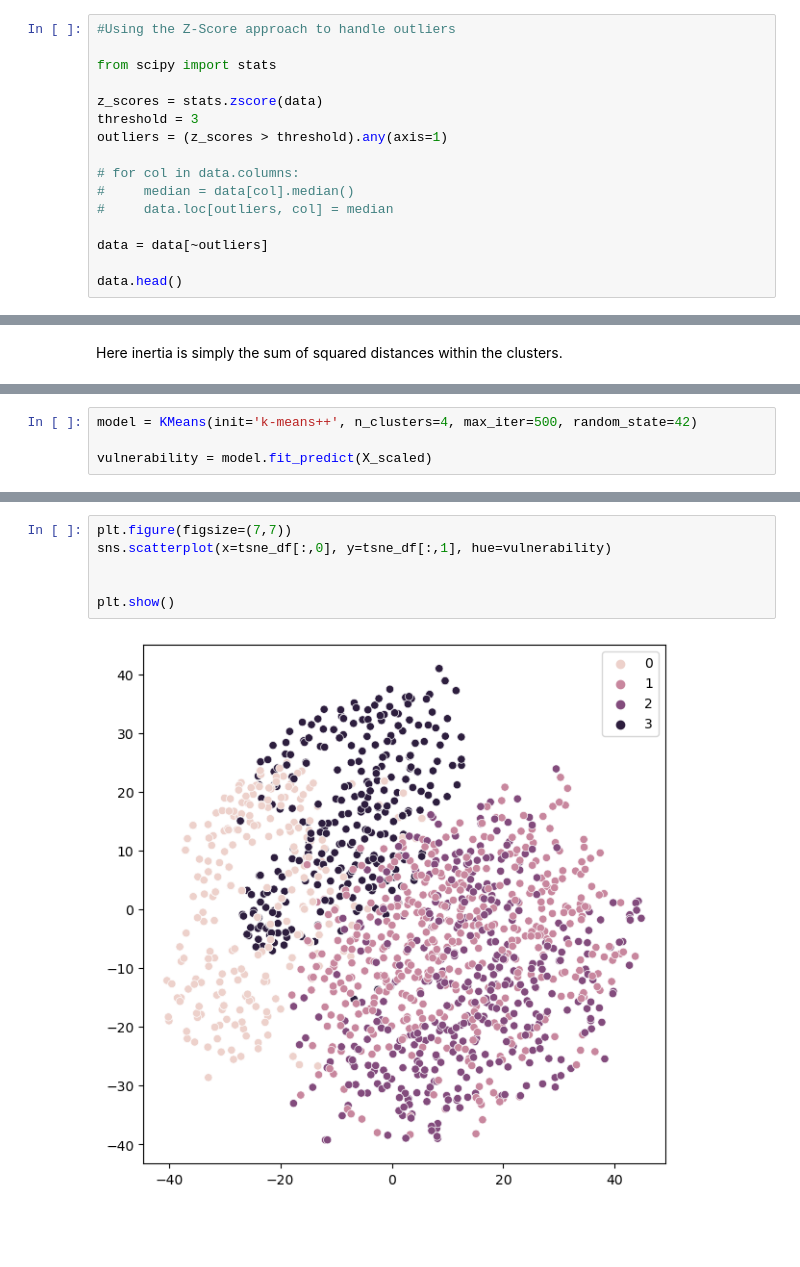
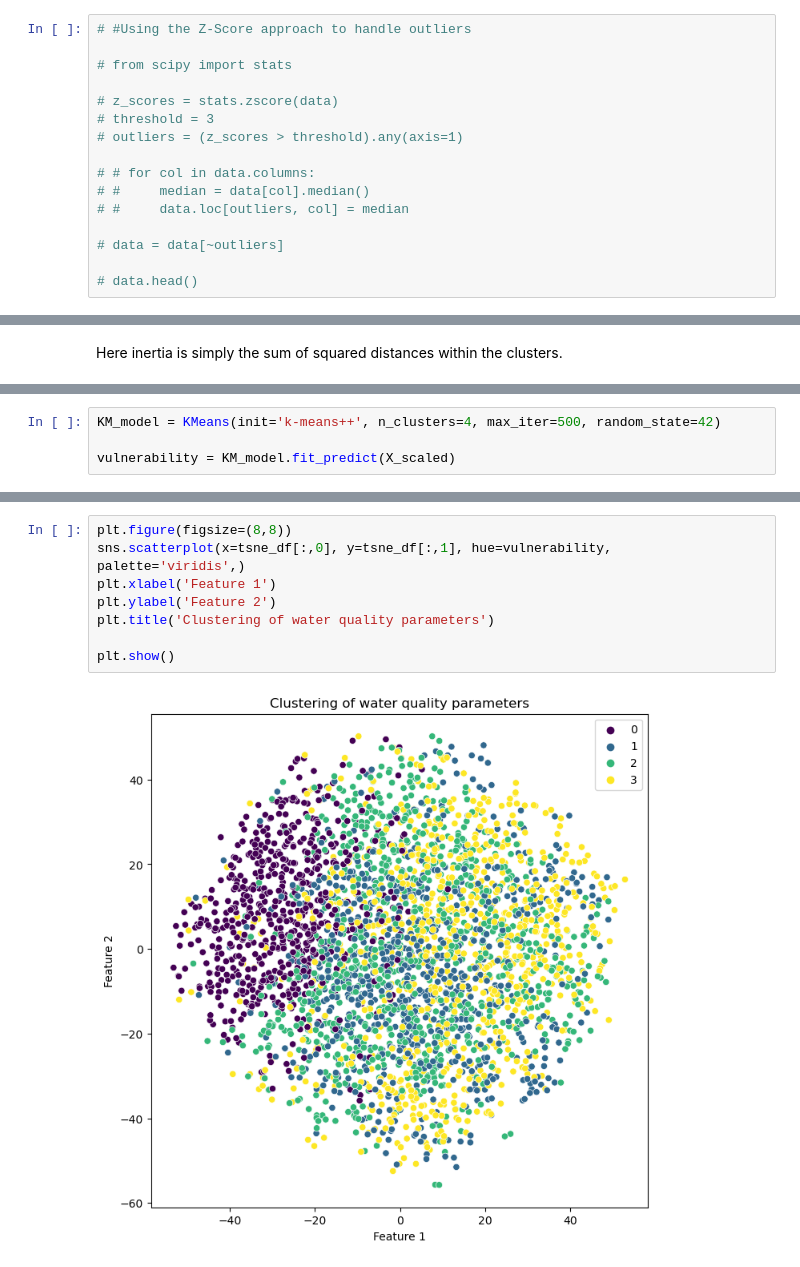
Before and after one commit to Omedobi/Data-Science-Projects, a Jupyter notebook: Aquifer-vulnerability/notebook/AQUIFER-VULNERABILITY-TO-LEACHATE-CONTAMINATION.ipynb, the cells around one changed output, grey strips where cells are left out. Drawn from its saved outputs; the diff is of its cells as text; blank space fills up the shorter version.

```diff
--- a/Aquifer-vulnerability/notebook/AQUIFER-VULNERABILITY-TO-LEACHATE-CONTAMINATION.ipynb
+++ b/Aquifer-vulnerability/notebook/AQUIFER-VULNERABILITY-TO-LEACHATE-CONTAMINATION.ipynb
@@ -899,18 +899,18 @@ Handling Outliers
 
 # data[:5]
 # %%
-#Using the Z-Score approach to handle outliers
+# #Using the Z-Score approach to handle outliers
 
-from scipy import stats
+# from scipy import stats
 
-z_scores = stats.zscore(data)
-threshold = 3
-outliers = (z_scores > threshold).any(axis=1)
+# z_scores = stats.zscore(data)
+# threshold = 3
+# outliers = (z_scores > threshold).any(axis=1)
 
-# for col in data.columns:
-#     median = data[col].median()
-#     data.loc[outliers, col] = median
+# # for col in data.columns:
+# #     median = data[col].median()
+# #     data.loc[outliers, col] = median
 
-data = data[~outliers]
+# data = data[~outliers]
 
-data.head()
+# data.head()
@@ -1116,7 +1107,7 @@ Using the elbow method we can ascertain the k = 5, is the optimal number of clus
 # %%
-model = KMeans(init='k-means++', n_clusters=4, max_iter=500, random_state=42)
+KM_model = KMeans(init='k-means++', n_clusters=4, max_iter=500, random_state=42)
 
-vulnerability = model.fit_predict(X_scaled)
+vulnerability = KM_model.fit_predict(X_scaled)
 # %%
 print(f"Shape of tsne_df: {tsne_df.shape}")
 print(f"Length of vulnerability: {len(vulnerability)}")
@@ -1126,8 +1117,10 @@ Length of vulnerability: 1745
 # %%
-plt.figure(figsize=(7,7))
-sns.scatterplot(x=tsne_df[:,0], y=tsne_df[:,1], hue=vulnerability)
-
+plt.figure(figsize=(8,8))
+sns.scatterplot(x=tsne_df[:,0], y=tsne_df[:,1], hue=vulnerability, palette='viridis',)
+plt.xlabel('Feature 1')
+plt.ylabel('Feature 2')
+plt.title('Clustering of water quality parameters')
 
 plt.show()
 # %% [output]
-[figure, old version]
+[figure, new version]
```
Also changed, not shown: parts of 29 cells of this notebook, 1 other file.
